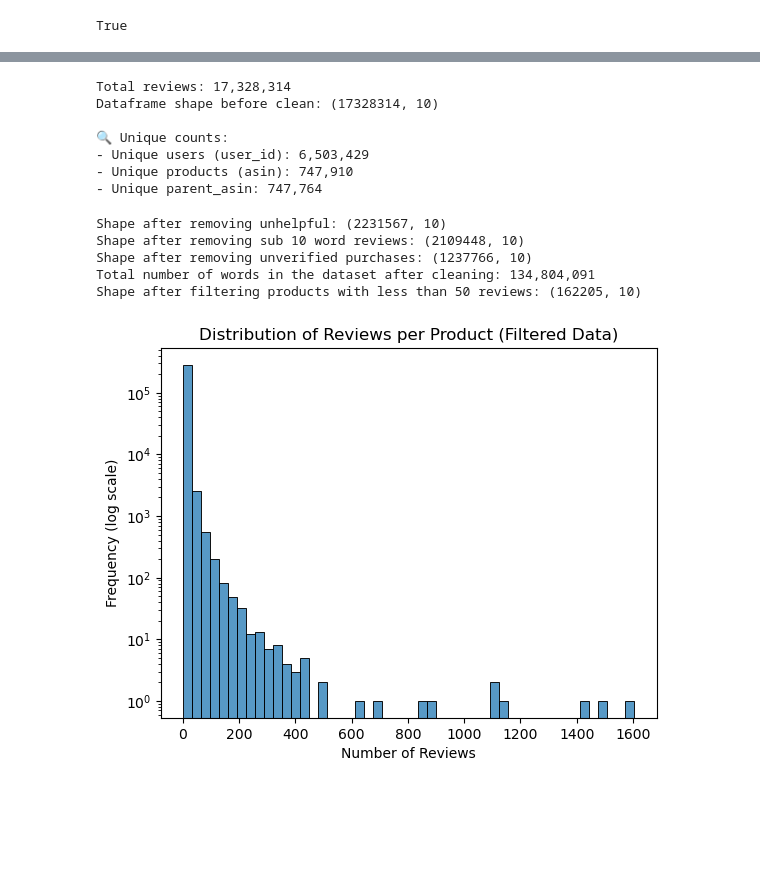
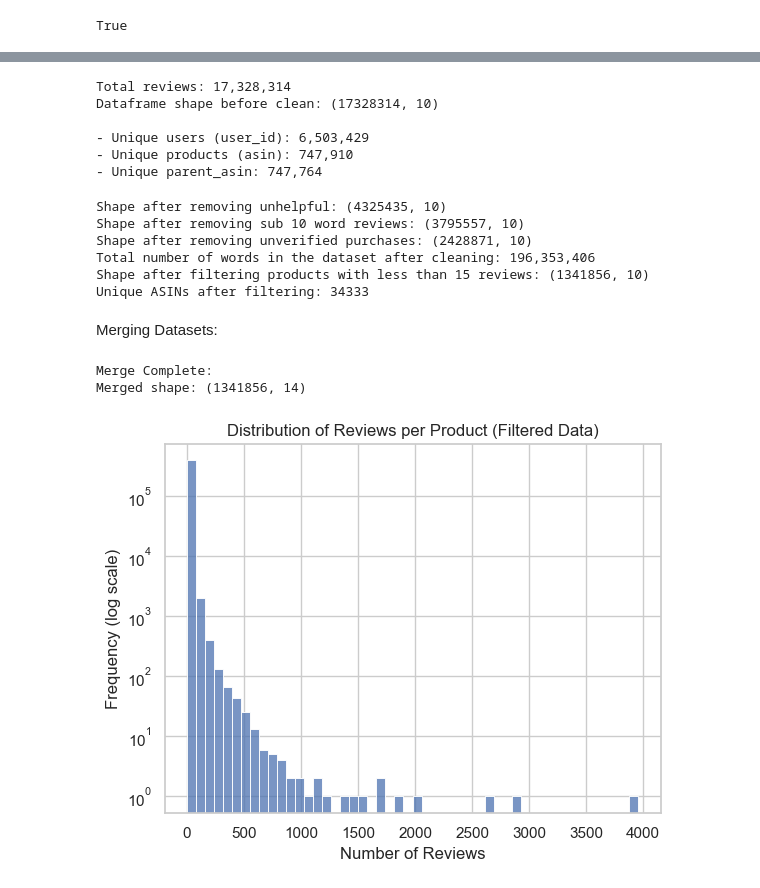
Before and after one commit to s234829/-02467_Project, a Jupyter notebook: Dataset_Loader.ipynb, the cells around one changed output, grey strips where cells are left out. Cells and saved outputs as stored; diff of their text form; code cells hidden in the pictures; blank space fills up the shorter version.

Commit message:
Add files via upload
Update with graph creation and more statistics plus merged dataset

```diff
--- a/Dataset_Loader.ipynb
+++ b/Dataset_Loader.ipynb
@@ -64,14 +104,12 @@ The file 'Movies_and_TV_Full.csv' already exists. Skipping the load process.
 # %%
 # Load the CSV
 df = pd.read_csv("Movies_and_TV_Full.csv")
-
 # Dataset dimensions
 print(f"Total reviews: {len(df):,}")
 print(f"Dataframe shape before clean: {df.shape}")
 print()
 
 # Check uniqueness
-print("🔍 Unique counts:")
 print(f"- Unique users (user_id): {df['user_id'].nunique():,}")
 print(f"- Unique products (asin): {df['asin'].nunique():,}")
 
@@ -81,60 +119,82 @@ if 'parent_asin' in df.columns:
 Total reviews: 17,328,314
 Dataframe shape before clean: (17328314, 10)
 
-🔍 Unique counts:
 - Unique users (user_id): 6,503,429
 - Unique products (asin): 747,910
 - Unique parent_asin: 747,764
 # %%
 review_length = 10
-review_threshold = 50
-helpful_threshold = 2
+review_threshold = 15 #greatly varies the size of the final network
+helpful_threshold = 1
 
-# Step 1: Remove rows where 'helpful_vote' is 0
+# Remove rows where 'helpful_vote' is 0
 df_cleaned = df[df['helpful_vote'] >= helpful_threshold]
 print(f"Shape after removing unhelpful: {df_cleaned.shape}")
 
-# Step 2: Remove rows with less than `review_length` words in 'text'
+# Remove rows with less than `review_length` words in 'text'
 df_cleaned = df_cleaned[df_cleaned['text'].apply(lambda x: len(str(x).split()) >= review_length)]
 print(f"Shape after removing sub {review_length} word reviews: {df_cleaned.shape}")
 
-# Step 3: Remove rows where 'verified_purchase' is False
+# Remove rows where 'verified_purchase' is False
 df_cleaned = df_cleaned[df_cleaned['verified_purchase'] == True]
 print(f"Shape after removing unverified purchases: {df_cleaned.shape}")
 
-# Step 4: Calculate the total number of words in the 'text' column after cleaning
+# Calculate the total number of words in the 'text' column after cleaning
 total_words = df_cleaned['text'].apply(lambda x: len(str(x).split())).sum()
 print(f"Total number of words in the dataset after cleaning: {total_words:,}")
 
-# Step 5: Count reviews per ASIN
+# Count reviews per ASIN
 asin_review_counts = df_cleaned['asin'].value_counts()
 
-# Step 6: Filter ASINs based on the review threshold
+# Filter ASINs based on the review threshold
 valid_asins = asin_review_counts[asin_review_counts >= review_threshold].index
 
-# Step 7: Keep only rows where the ASIN is in the list of valid ASINs
+# Keep only rows where the ASIN is in the list of valid ASINs
 df_cleaned = df_cleaned[df_cleaned['asin'].isin(valid_asins)]
 print(f"Shape after filtering products with less than {review_threshold} reviews: {df_cleaned.shape}")
+
+print(f"Unique ASINs after filtering: {df_cleaned['asin'].nunique()}")
 # %% [output]
-Shape after removing unhelpful: (2231567, 10)
-Shape after removing sub 10 word reviews: (2109448, 10)
-Shape after removing unverified purchases: (1237766, 10)
-Total number of words in the dataset after cleaning: 134,804,091
-Shape after filtering products with less than 50 reviews: (162205, 10)
+Shape after removing unhelpful: (4325435, 10)
+Shape after removing sub 10 word reviews: (3795557, 10)
+Shape after removing unverified purchases: (2428871, 10)
+Total number of words in the dataset after cleaning: 196,353,406
+Shape after filtering products with less than 15 reviews: (1341856, 10)
+Unique ASINs after filtering: 34333
+# %% [markdown]
+Merging Datasets:
+# %%
+df_meta = pd.read_csv("meta_Movies_and_TV_Full.csv")
+df_merged = pd.merge(df_cleaned, df_meta, left_on='parent_asin', right_on='parent_asin', how='left')
+
+#Drop columns we don't need at the moment
+columns_to_drop = [
+    'verified_purchase', 'subtitle', 'images_x', 'features', 'images_y',
+    'videos', 'store', 'categories', 'details', 'bought_together', 'author'
+]
+
+df_merged.drop(columns=columns_to_drop, inplace=True, errors='ignore')
+
+print("Merge Complete:")
+print("Merged shape:", df_merged.shape)
+df_merged.to_csv("Merged_Reviews_and_Metadata.csv", index=False)
+# %% [output]
+Merge Complete:
+Merged shape: (1341856, 14)
 # %%
 import matplotlib.pyplot as plt
 import seaborn as sns
 
-sns.histplot(asin_review_counts, bins=50, kde=False)
-plt.yscale('log')  # Apply log scale to the y-axis
-plt.title(f"Distribution of Reviews per Product (Filtered Data)")
+sns.histplot(asin_review_counts, bins=50, binrange=(0, asin_review_counts.max()), kde=False)
+plt.yscale('log')
+plt.title("Distribution of Reviews per Product (Filtered Data)")
 plt.xlabel('Number of Reviews')
 plt.ylabel('Frequency (log scale)')
 plt.show()
 
 #Power law distribution evident
 # %% [output]
-[figure, old version]
+[figure, new version]
 # %%
 #Change to something that makes sense for your PC
 threads = 8
```
Also changed, not shown: parts of 6 cells of this notebook.
